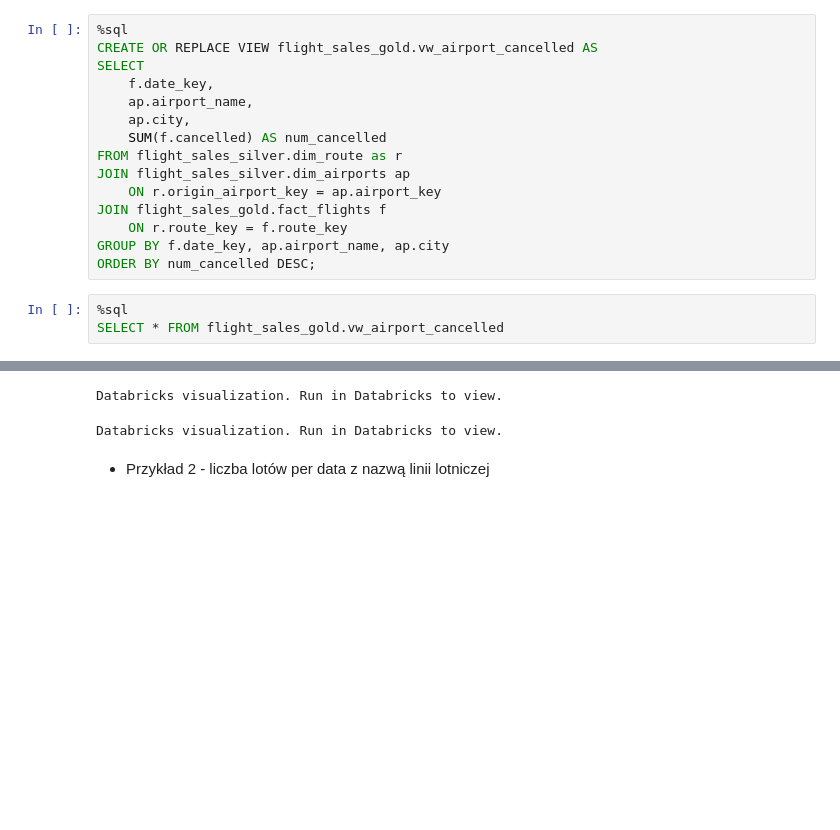
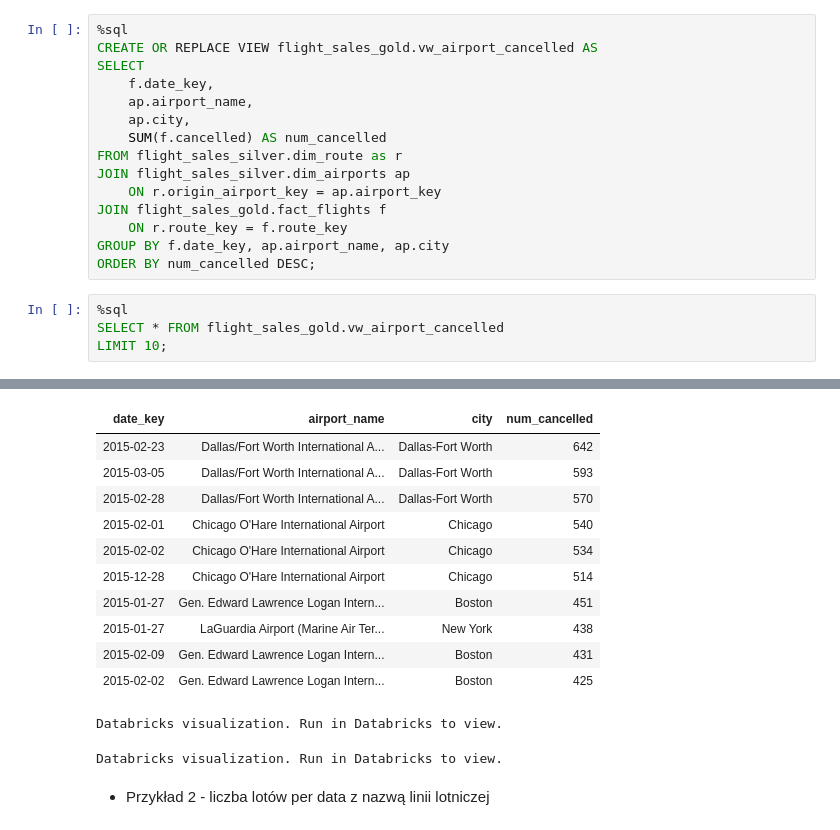
Before and after one commit to Nicram123/data-warehouse-flights, a Jupyter notebook: notebooks/Reports_notebook.ipynb, the cells around one changed output, grey strips where cells are left out. Drawn from its saved outputs; the diff is of its cells as text; blank space fills up the shorter version.

```diff
--- a/notebooks/Reports_notebook.ipynb
+++ b/notebooks/Reports_notebook.ipynb
@@ -20,4 +20,5 @@ ORDER BY num_cancelled DESC;
 # %%
 %sql
 SELECT * FROM flight_sales_gold.vw_airport_cancelled
+LIMIT 10;
 # %% [output]
@@ -25,3 +25,14 @@ SELECT * FROM flight_sales_gold.vw_airport_cancelled
+| date_key | airport_name | city | num_cancelled |
+| 2015-02-23 | Dallas/Fort Worth International A... | Dallas-Fort Worth | 642 |
+| 2015-03-05 | Dallas/Fort Worth International A... | Dallas-Fort Worth | 593 |
+| 2015-02-28 | Dallas/Fort Worth International A... | Dallas-Fort Worth | 570 |
+| 2015-02-01 | Chicago O'Hare International Airport | Chicago | 540 |
+| 2015-02-02 | Chicago O'Hare International Airport | Chicago | 534 |
+| 2015-12-28 | Chicago O'Hare International Airport | Chicago | 514 |
+| 2015-01-27 | Gen. Edward Lawrence Logan Intern... | Boston | 451 |
+| 2015-01-27 | LaGuardia Airport (Marine Air Ter... | New York | 438 |
+| 2015-02-09 | Gen. Edward Lawrence Logan Intern... | Boston | 431 |
+| 2015-02-02 | Gen. Edward Lawrence Logan Intern... | Boston | 425 |
 Databricks visualization. Run in Databricks to view.
 Databricks visualization. Run in Databricks to view.
 # %% [markdown]
```
Also changed, not shown: parts of 3 cells of this notebook.
